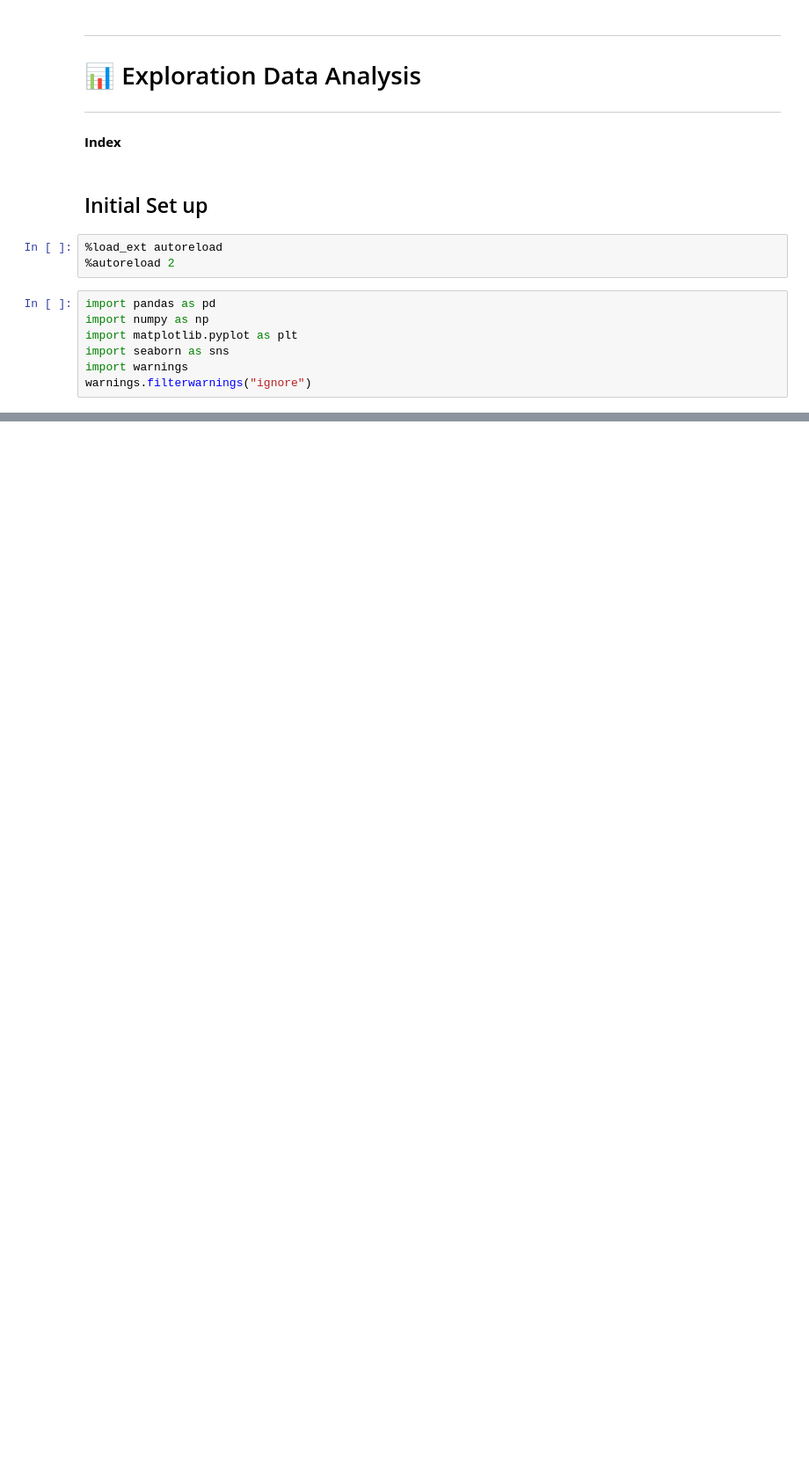
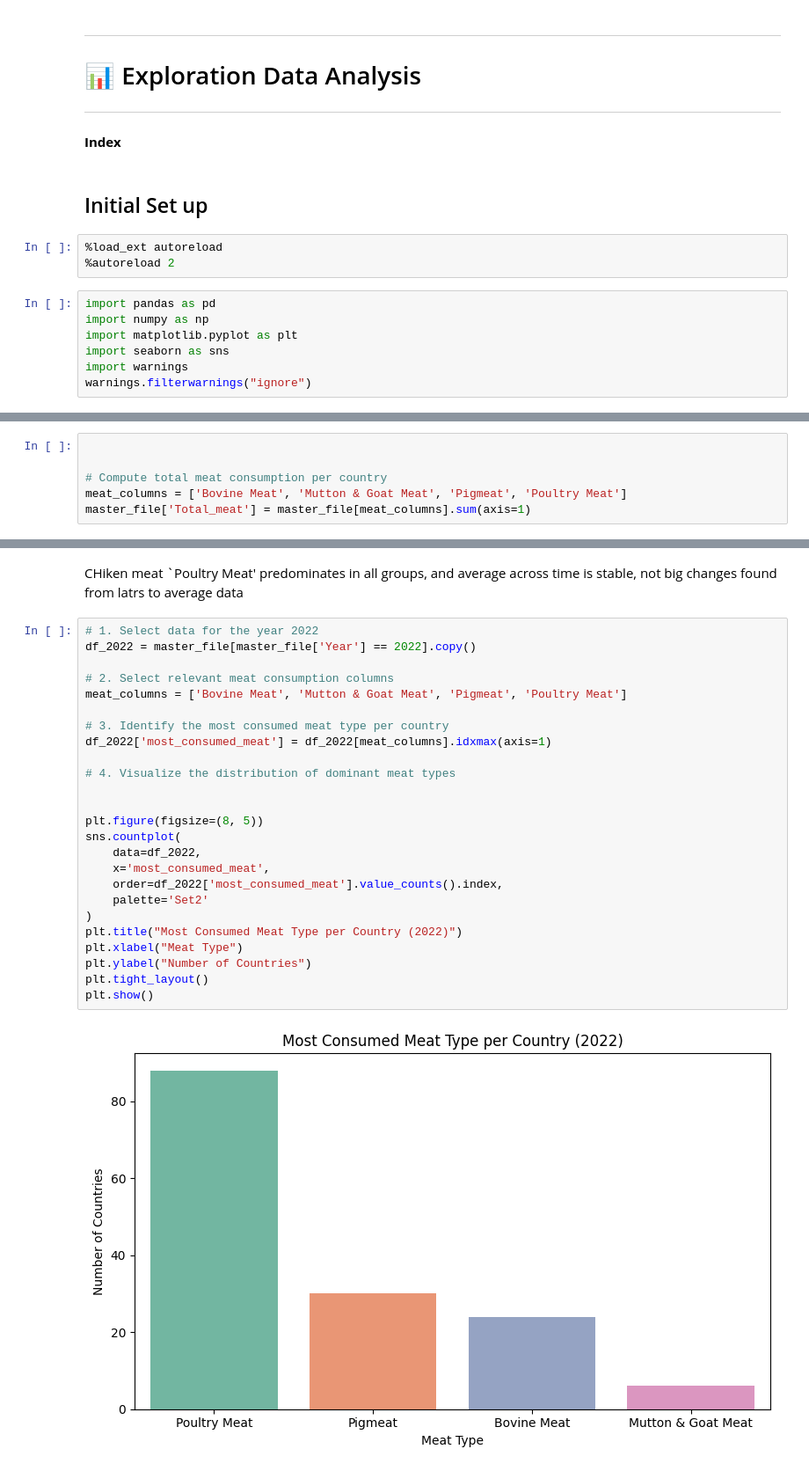
Before and after one commit to mquezada13/meat-consumption-analysis, a Jupyter notebook: notebooks/02_data_exploration.ipynb, the cells around one changed output, grey strips where cells are left out. Shown at 88% size. Cells and saved outputs as stored; diff of their text form; blank space fills up the shorter version.

```diff
--- a/notebooks/02_data_exploration.ipynb
+++ b/notebooks/02_data_exploration.ipynb
@@ -44,0 +162,6 @@ dtype: int64
+# %%
+
+
+# Compute total meat consumption per country
+meat_columns = ['Bovine Meat', 'Mutton & Goat Meat', 'Pigmeat', 'Poultry Meat']
+master_file['Total_meat'] = master_file[meat_columns].sum(axis=1)
@@ -44,0 +259,29 @@ dtype: int64
+# %% [markdown]
+CHiken meat `Poultry Meat' predominates in all groups, and average across time is stable, not big changes found from latrs to average data
+# %%
+# 1. Select data for the year 2022
+df_2022 = master_file[master_file['Year'] == 2022].copy()
+
+# 2. Select relevant meat consumption columns
+meat_columns = ['Bovine Meat', 'Mutton & Goat Meat', 'Pigmeat', 'Poultry Meat']
+
+# 3. Identify the most consumed meat type per country
+df_2022['most_consumed_meat'] = df_2022[meat_columns].idxmax(axis=1)
+
+# 4. Visualize the distribution of dominant meat types
+
+
+plt.figure(figsize=(8, 5))
+sns.countplot(
+    data=df_2022,
+    x='most_consumed_meat',
+    order=df_2022['most_consumed_meat'].value_counts().index,
+    palette='Set2'
+)
+plt.title("Most Consumed Meat Type per Country (2022)")
+plt.xlabel("Meat Type")
+plt.ylabel("Number of Countries")
+plt.tight_layout()
+plt.show()
+# %% [output]
+[figure, added]
```
Also changed, not shown: parts of 33 cells of this notebook, 7 other files.
